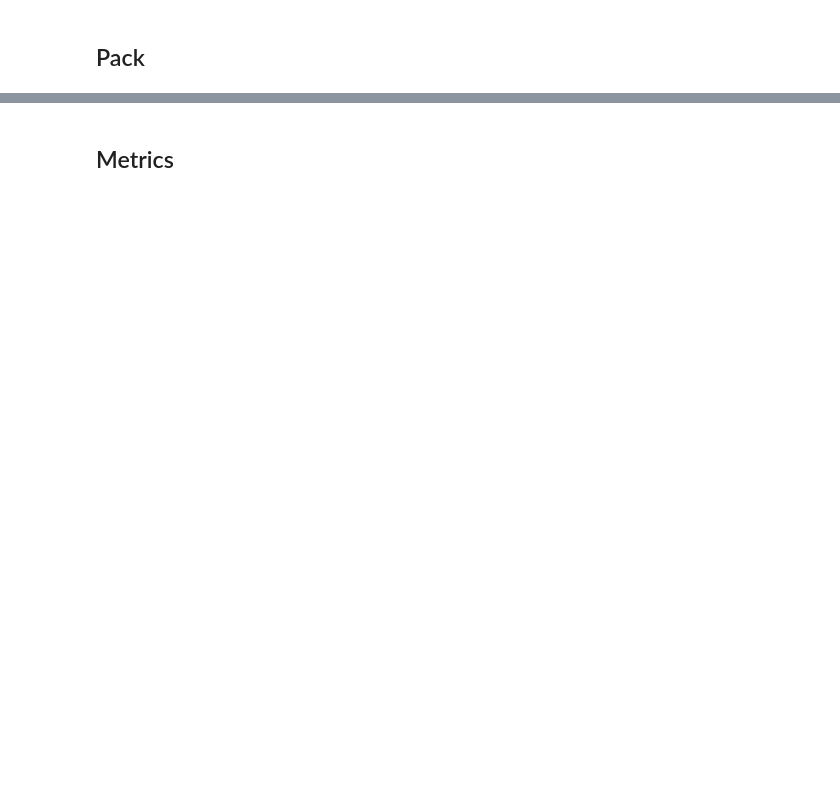
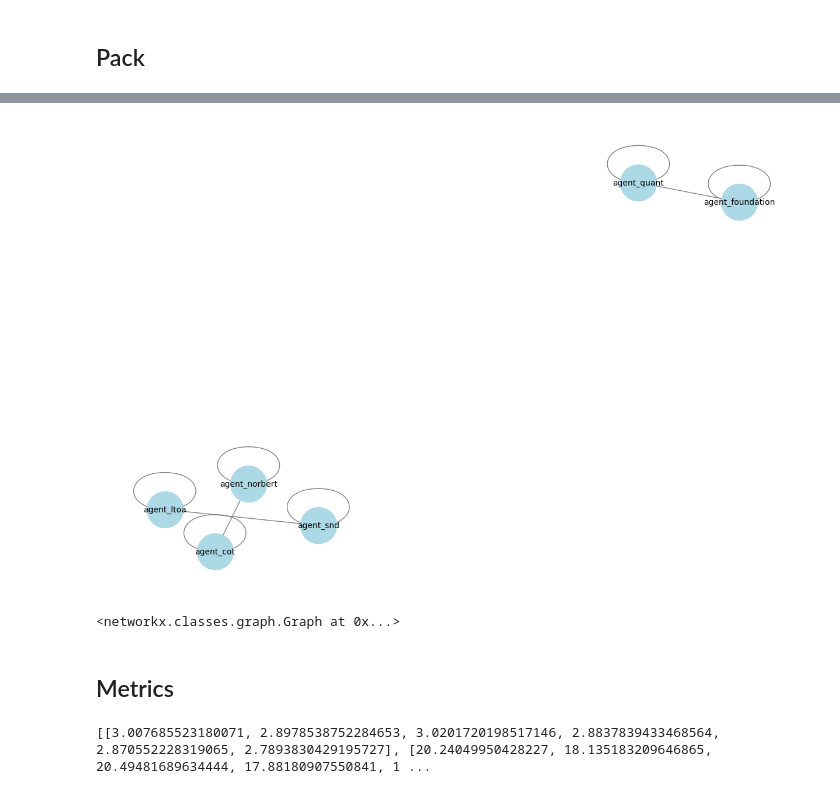
Before and after one commit to LilaShiba/SND_Agents, a Jupyter notebook: explore.ipynb, the cells around one changed output, grey strips where cells are left out. Cells and saved outputs as stored; diff of their text form; code cells hidden in the pictures; blank space fills up the shorter version.

```diff
--- a/explore.ipynb
+++ b/explore.ipynb
@@ -100,6 +206,14 @@ test_pack.one_question(prompt="How can AI destroy?")
+# %%
+edges = test_pack.update_edges()
+test_pack.graph()
+# %% [output]
+[figure, added]
+<networkx.classes.graph.Graph at 0x...>
 # %% [markdown]
 ## Metrics
 # %%
 metrics = ThoughtDiversity(test_pack)
 # %%
-# print(metrics.monte_carlo_sim("how can ai help", 1))
+print(metrics.monte_carlo_sim("how can ai be diversified for good?", 1))
+# %% [output]
+[[3.007685523180071, 2.8978538752284653, 3.0201720198517146, 2.8837839433468564, 2.870552228319065, 2.7893830429195727], [20.24049950428227, 18.135183209646865, 20.49481689634444, 17.88180907550841, 1 ...
```
Also changed, not shown: parts of 10 cells of this notebook, 2 other files.
